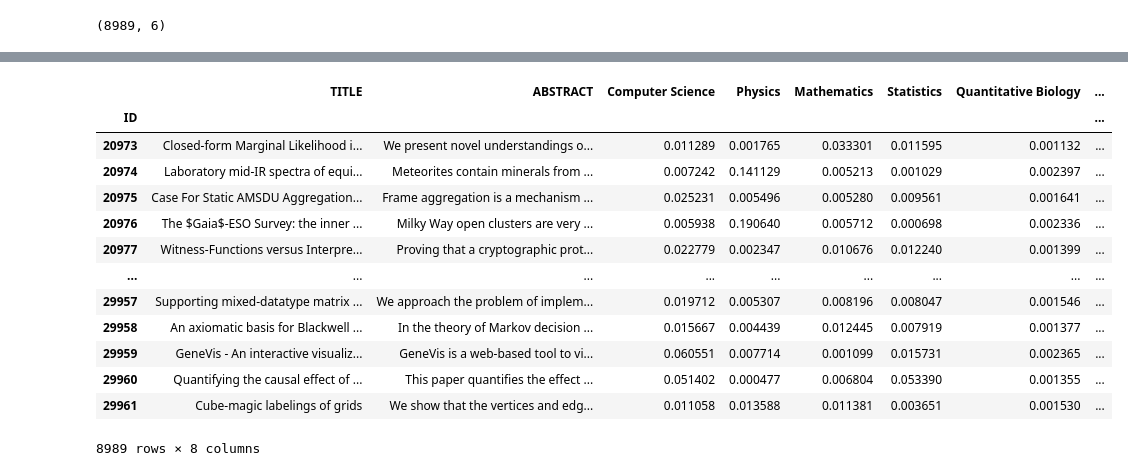
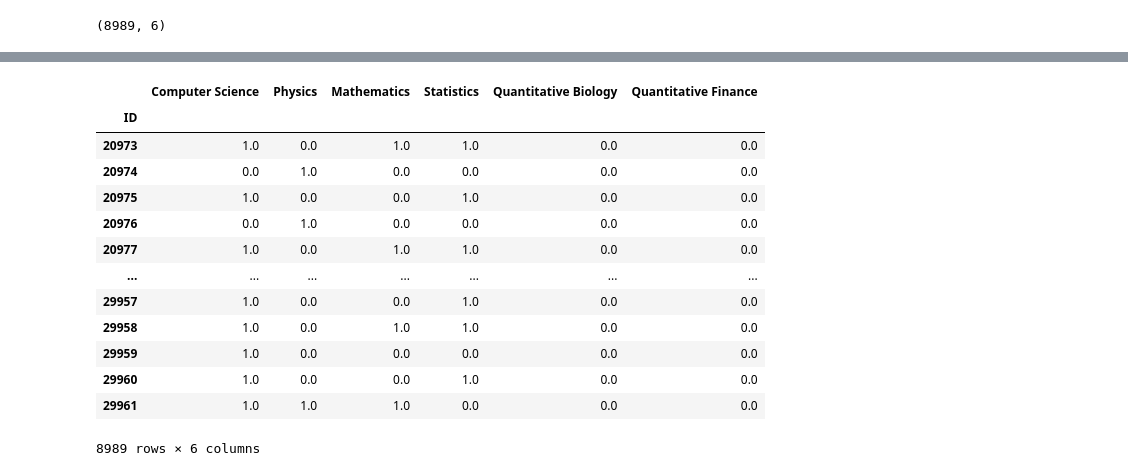
Before and after one commit to vyassuyog1/Janta-hack1, a Jupyter notebook: JantaHackLibrary.ipynb, the cells around one changed output, grey strips where cells are left out. Saved outputs shown, nothing was run; the diff lists cells and outputs as text; code cells hidden in the pictures.

```diff
--- a/JantaHackLibrary.ipynb
+++ b/JantaHackLibrary.ipynb
@@ -127,7 +140,6 @@ NameError: ignored
 # %% [markdown]
 #X dataset
 # %%
-X_train_val=df["TITLE"]
-X_train=df[df.train==1]['TITLE']
+X_train_val=df[df.train==1]['TITLE']
 X_test=df[df.train==0]['TITLE']
 # %%
@@ -238,7 +279,7 @@ embedding_matrix=np.zeros((vocab_size,EMBEDDING_DIM))
 for word,i in (word_index.items()):
   embedding_vector=embedding_list.get(word)
   if embedding_vector:
-    embedding_matrix[i]=embedding_list[word]
+    embedding_matrix[i]=embedding_vector
 
 embedding_matrix
 # %% [output]
@@ -317,7 +358,7 @@ model_checkpoint_callback = tf.keras.callbacks.ModelCheckpoint(
     mode='max',
     save_best_only=True)
 # %%
-num_epochs=20
+num_epochs=10
 batch_size=32
 
 history=model.fit(X_train_padded,
@@ -392 +450,11 @@ Y
 8989 rows × 6 columns
+# %%
+for i in range(len(Y)):
+  threshold=Y.iloc[i].mean(axis=0)
+  for j in range(Y.shape[1]):
+    if (Y.iloc[i][j])<=(threshold):
+      Y.iloc[i][j]=0
+    else:
+      Y.iloc[i][j]=1
+
+Y
@@ -393,20 +475,20 @@ Y
 # %%
-submission=pd.concat([data_test_original,Y],axis=1)
+submission=pd.concat([data_test_original.ID,Y],axis=1)
 submission.set_index('ID',inplace=True)
 submission
 # %% [output]
-|  | TITLE | ABSTRACT | Computer Science | Physics | Mathematics | Statistics | Quantitative Biology | ... |
-| ID |  |  |  |  |  |  |  | ... |
-| 20973 | Closed-form Marginal Likelihood i... | We present novel understandings o... | 0.011289 | 0.001765 | 0.033301 | 0.011595 | 0.001132 | ... |
-| 20974 | Laboratory mid-IR spectra of equi... | Meteorites contain minerals from ... | 0.007242 | 0.141129 | 0.005213 | 0.001029 | 0.002397 | ... |
-| 20975 | Case For Static AMSDU Aggregation... | Frame aggregation is a mechanism ... | 0.025231 | 0.005496 | 0.005280 | 0.009561 | 0.001641 | ... |
-| 20976 | The $Gaia$-ESO Survey: the inner ... | Milky Way open clusters are very ... | 0.005938 | 0.190640 | 0.005712 | 0.000698 | 0.002336 | ... |
-| 20977 | Witness-Functions versus Interpre... | Proving that a cryptographic prot... | 0.022779 | 0.002347 | 0.010676 | 0.012240 | 0.001399 | ... |
-| ... | ... | ... | ... | ... | ... | ... | ... | ... |
-| 29957 | Supporting mixed-datatype matrix ... | We approach the problem of implem... | 0.019712 | 0.005307 | 0.008196 | 0.008047 | 0.001546 | ... |
-| 29958 | An axiomatic basis for Blackwell ... | In the theory of Markov decision ... | 0.015667 | 0.004439 | 0.012445 | 0.007919 | 0.001377 | ... |
-| 29959 | GeneVis - An interactive visualiz... | GeneVis is a web-based tool to vi... | 0.060551 | 0.007714 | 0.001099 | 0.015731 | 0.002365 | ... |
-| 29960 | Quantifying the causal effect of ... | This paper quantifies the effect ... | 0.051402 | 0.000477 | 0.006804 | 0.053390 | 0.001355 | ... |
-| 29961 | Cube-magic labelings of grids | We show that the vertices and edg... | 0.011058 | 0.013588 | 0.011381 | 0.003651 | 0.001530 | ... |
+|  | Computer Science | Physics | Mathematics | Statistics | Quantitative Biology | Quantitative Finance |
+| ID |  |  |  |  |  |  |
+| 20973 | 1.0 | 0.0 | 1.0 | 1.0 | 0.0 | 0.0 |
+| 20974 | 0.0 | 1.0 | 0.0 | 0.0 | 0.0 | 0.0 |
+| 20975 | 1.0 | 0.0 | 0.0 | 1.0 | 0.0 | 0.0 |
+| 20976 | 0.0 | 1.0 | 0.0 | 0.0 | 0.0 | 0.0 |
+| 20977 | 1.0 | 0.0 | 1.0 | 1.0 | 0.0 | 0.0 |
+| ... | ... | ... | ... | ... | ... | ... |
+| 29957 | 1.0 | 0.0 | 0.0 | 1.0 | 0.0 | 0.0 |
+| 29958 | 1.0 | 0.0 | 1.0 | 1.0 | 0.0 | 0.0 |
+| 29959 | 1.0 | 0.0 | 0.0 | 0.0 | 0.0 | 0.0 |
+| 29960 | 1.0 | 0.0 | 0.0 | 1.0 | 0.0 | 0.0 |
+| 29961 | 1.0 | 1.0 | 1.0 | 0.0 | 0.0 | 0.0 |
-8989 rows × 8 columns
+8989 rows × 6 columns
 # %%
```
Also changed, not shown: parts of 18 cells of this notebook.
